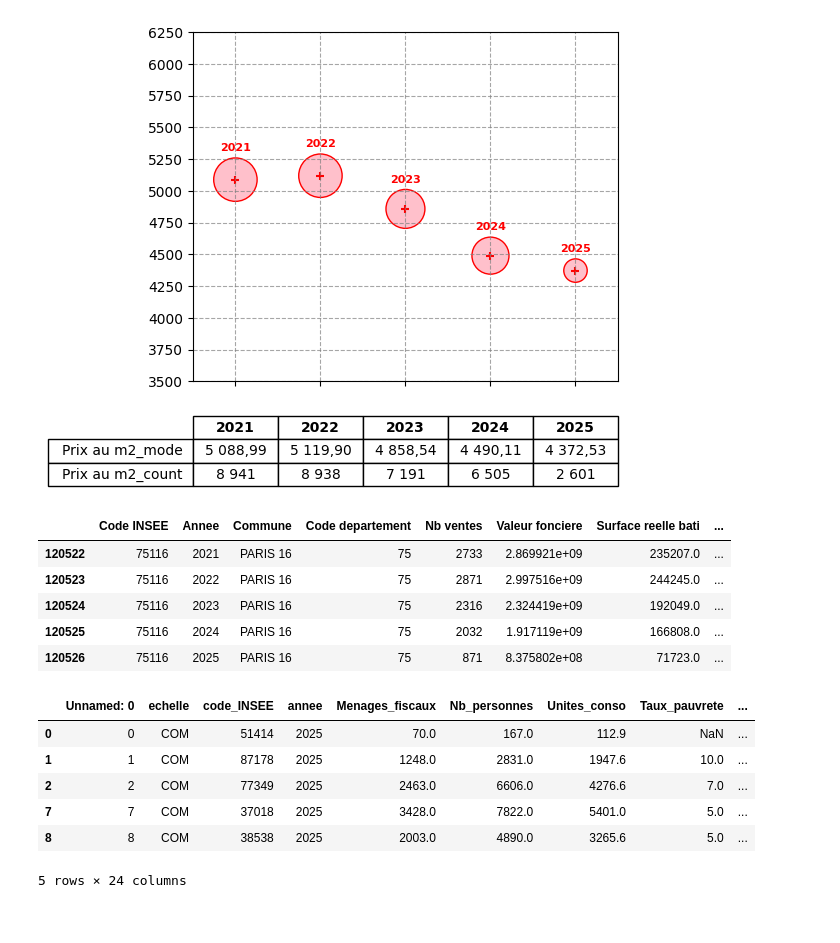
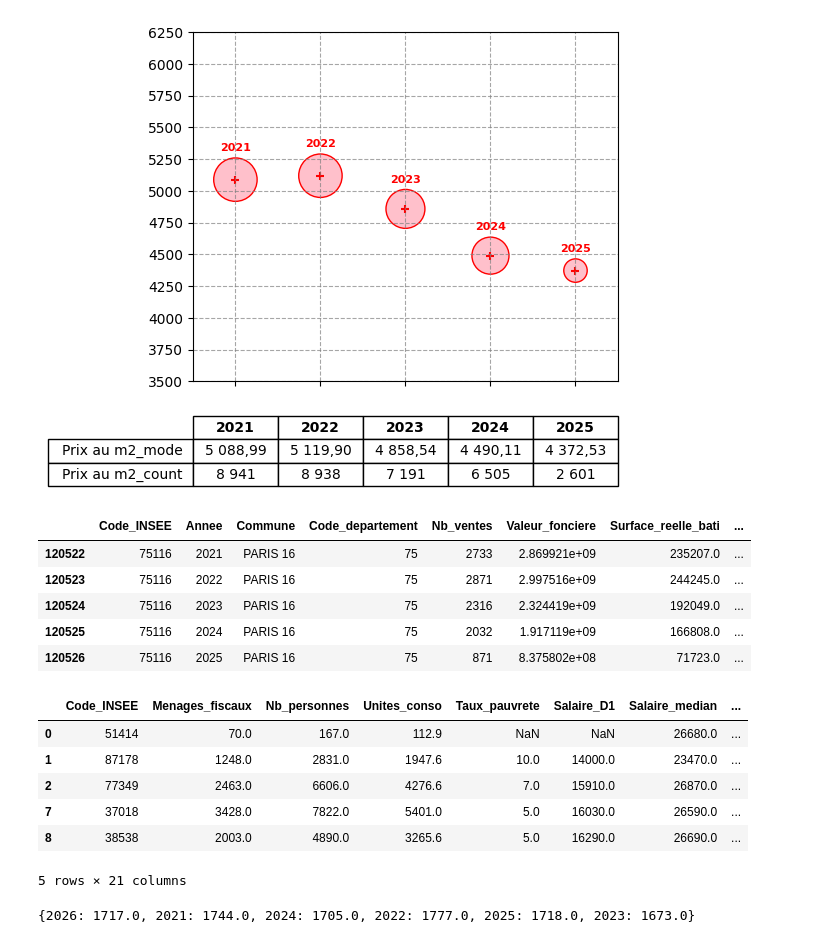
Before and after one commit to Fernandlevampire/data-insee, a Jupyter notebook: main.ipynb, the cells around one changed output. Cells and saved outputs as stored; diff of their text form; code cells hidden in the pictures.

Commit message:
request socio-economic data at national scale from melodi API

```diff
--- a/main.ipynb
+++ b/main.ipynb
@@ -108,37 +126,47 @@ except FileNotFoundError:
 # %%
 nb_years = len(dvf_communes["Annee"].unique())
 
-df_to_join = dvf_communes.copy()
-dvf_communes_lim = dvf_communes.groupby(["Code INSEE"]).agg({"Nb ventes": "min", "Prix au m2 mode": "count"}).reset_index()
-dvf_communes_lim = dvf_communes_lim.loc[(dvf_communes_lim["Nb ventes"] > 20) & (dvf_communes_lim["Prix au m2 mode"] == nb_years)]
-dvf_communes_clean = df_to_join.join(dvf_communes_lim[["Code INSEE"]].set_index("Code INSEE"), on="Code INSEE", how="inner")
-dvf_communes_clean.loc[(dvf_communes_clean["Prix au m2 mode"] < 1000), "Prix au m2 mode"] = dvf_communes_clean["Prix au m2 moyen"]
+# Keep only communes satisfying both conditions : there have been sales every year, and at least 20 of them
+df_copy = dvf_communes.copy()
+grouped = df_copy.groupby("Code_INSEE")
+nb_years_gr = grouped["Prix_au_m2_mode"].transform("count")
+min_sales_gr = grouped["Nb_ventes"].transform("min")
 
-dvf_communes_clean = dvf_communes_clean.sort_values(["Code INSEE", "Annee"])
-dvf_communes_clean["Prix au m2 mode_n-1"] = dvf_communes_clean.groupby("Code INSEE")["Prix au m2 mode"].shift(1)
-dvf_communes_clean["Prix au m2 moyen_n-1"] = dvf_communes_clean.groupby("Code INSEE")["Prix au m2 moyen"].shift(1)
+dvf_communes_clean = df_copy[(nb_years_gr == nb_years) & (min_sales_gr > 20)]
 
-dvf_communes_clean.loc[(dvf_communes_clean["Code INSEE"] == "75116")].head()
+# Replace low mode values
+dvf_communes_clean.loc[(dvf_communes_clean["Prix_au_m2_mode"] < 1000), "Prix_au_m2_mode"] = dvf_communes_clean["Prix_au_m2_moyen"]
+
+# Compute lags
+dvf_communes_clean = dvf_communes_clean.sort_values(["Code_INSEE", "Annee"])
+dvf_communes_clean["Prix_au_m2_mode_n-1"] = dvf_communes_clean.groupby("Code_INSEE")["Prix_au_m2_mode"].shift(1)
+dvf_communes_clean["Prix_au_m2_moyen_n-1"] = dvf_communes_clean.groupby("Code_INSEE")["Prix_au_m2_moyen"].shift(1)
+
+dvf_communes_clean.loc[(dvf_communes_clean["Code_INSEE"] == "75116")].head()
 # %% [output]
-|  | Code INSEE | Annee | Commune | Code departement | Nb ventes | Valeur fonciere | Surface reelle bati | ... |
+|  | Code_INSEE | Annee | Commune | Code_departement | Nb_ventes | Valeur_fonciere | Surface_reelle_bati | ... |
 | 120522 | 75116 | 2021 | PARIS 16 | 75 | 2733 | 2.869921e+09 | 235207.0 | ... |
 | 120523 | 75116 | 2022 | PARIS 16 | 75 | 2871 | 2.997516e+09 | 244245.0 | ... |
 | 120524 | 75116 | 2023 | PARIS 16 | 75 | 2316 | 2.324419e+09 | 192049.0 | ... |
 | 120525 | 75116 | 2024 | PARIS 16 | 75 | 2032 | 1.917119e+09 | 166808.0 | ... |
 | 120526 | 75116 | 2025 | PARIS 16 | 75 | 871 | 8.375802e+08 | 71723.0 | ... |
 # %%
+importlib.reload(api_filosofi)
 try:
     filosofi_df = pd.read_csv("data_save/filosofi.csv")
 except FileNotFoundError:
-    filosofi_df = filosofi.main()
+    # last try: ~3 min processing
+    importlib.reload(api_filosofi)
+    filosofi_df = api_filosofi.main()
 
-fil_communes_df = filosofi_df.loc[(filosofi_df["echelle"] == "COM")]
+fil_communes_df = filosofi_df.loc[(filosofi_df["Echelle"] == "COM")]
+fil_communes_df = fil_communes_df.drop(columns=["Echelle", "Annee"])
 fil_communes_df.head()
 # %% [output]
-|  | Unnamed: 0 | echelle | code_INSEE | annee | Menages_fiscaux | Nb_personnes | Unites_conso | Taux_pauvrete | ... |
-| 0 | 0 | COM | 51414 | 2025 | 70.0 | 167.0 | 112.9 | NaN | ... |
-| 1 | 1 | COM | 87178 | 2025 | 1248.0 | 2831.0 | 1947.6 | 10.0 | ... |
-| 2 | 2 | COM | 77349 | 2025 | 2463.0 | 6606.0 | 4276.6 | 7.0 | ... |
-| 7 | 7 | COM | 37018 | 2025 | 3428.0 | 7822.0 | 5401.0 | 5.0 | ... |
-| 8 | 8 | COM | 38538 | 2025 | 2003.0 | 4890.0 | 3265.6 | 5.0 | ... |
+|  | Code_INSEE | Menages_fiscaux | Nb_personnes | Unites_conso | Taux_pauvrete | Salaire_D1 | Salaire_median | ... |
+| 0 | 51414 | 70.0 | 167.0 | 112.9 | NaN | NaN | 26680.0 | ... |
+| 1 | 87178 | 1248.0 | 2831.0 | 1947.6 | 10.0 | 14000.0 | 23470.0 | ... |
+| 2 | 77349 | 2463.0 | 6606.0 | 4276.6 | 7.0 | 15910.0 | 26870.0 | ... |
+| 7 | 37018 | 3428.0 | 7822.0 | 5401.0 | 5.0 | 16030.0 | 26590.0 | ... |
+| 8 | 38538 | 2003.0 | 4890.0 | 3265.6 | 5.0 | 16290.0 | 26690.0 | ... |
-5 rows × 24 columns
+5 rows × 21 columns
@@ -144,0 +184,19 @@ fil_communes_df.head()
+# %%
+min_year = 2021
+response = requests.get(
+        "https://api.insee.fr/melodi/data/DS_IPCH?FREQ=A&IND_TYPE=IW&COICOP_2018=04"
+)
+
+json_resp = response.json()
+if (status:=response.status_code) != 200:
+    print(f"request Error: {status}")
+
+ipc = {
+    year: item["measures"]["OBS_VALUE_NIVEAU"]["value"]
+    for item in json_resp.get("observations")
+    if (year:=int(item["dimensions"]["TIME_PERIOD"])) >= min_year
+}
+
+print(ipc)
+# %% [output]
+{2026: 1717.0, 2021: 1744.0, 2024: 1705.0, 2022: 1777.0, 2025: 1718.0, 2023: 1673.0}
```
Also changed, not shown: parts of 4 cells of this notebook, 3 other files.
